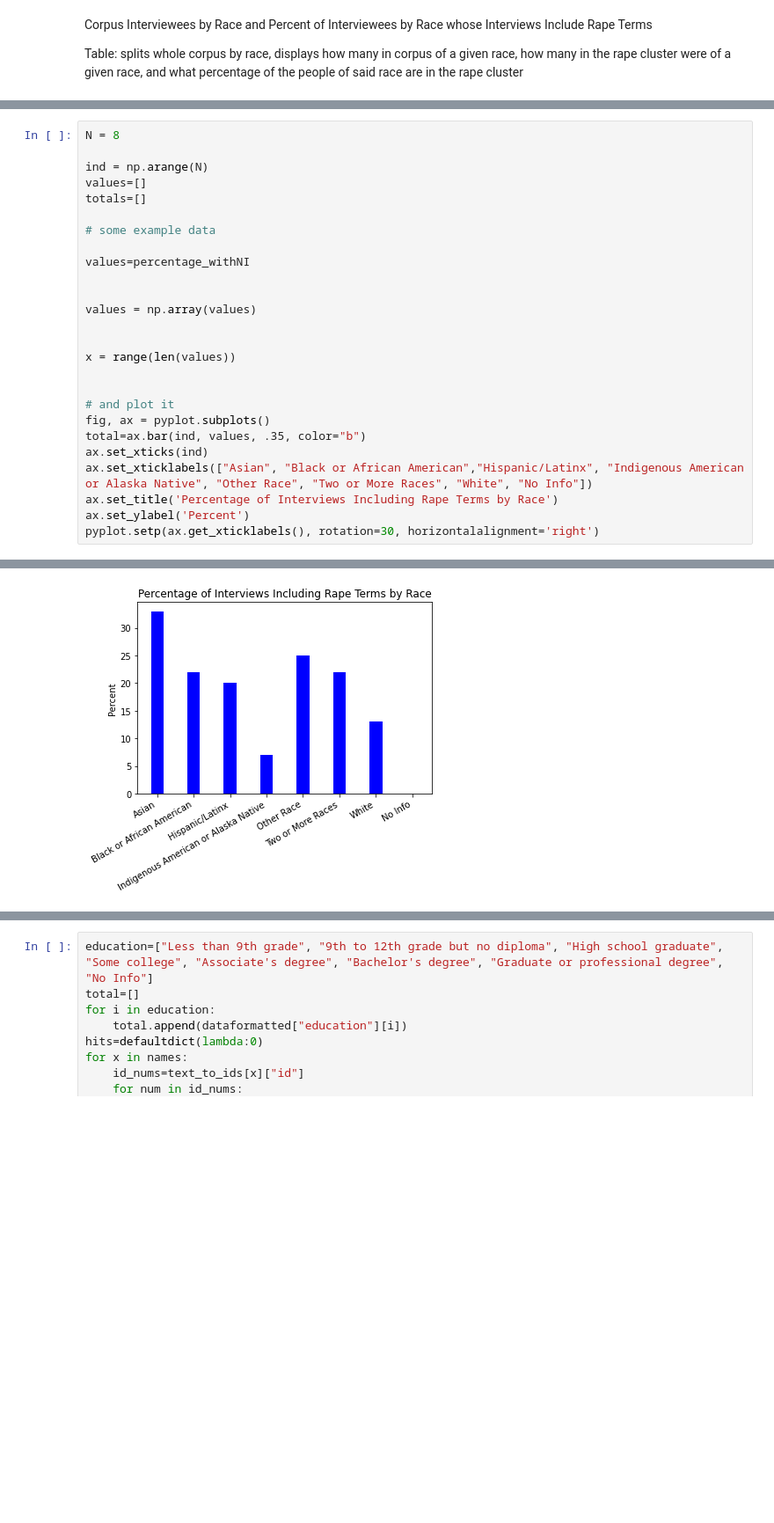
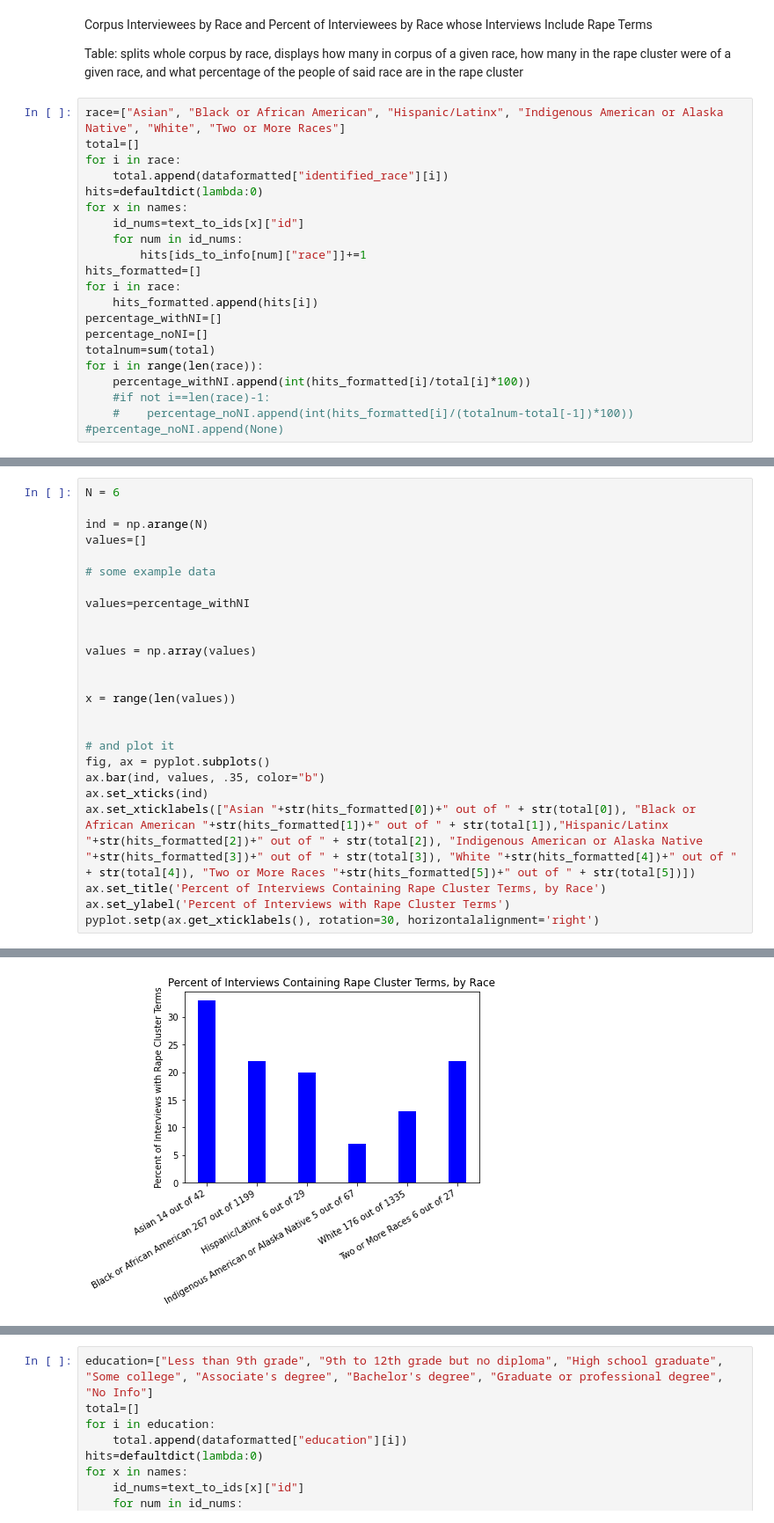
Before and after one commit to ohtap/ohtap, a Jupyter notebook: Research Question 1/RQ1 code.ipynb, the cells around one changed output, grey strips where cells are left out. Shown at 88% size. Saved outputs shown, nothing was run; the diff lists cells and outputs as text; blank space fills up the shorter version.

Commit message:
race tweaks

```diff
--- a/Research Question 1/RQ1 code.ipynb
+++ b/Research Question 1/RQ1 code.ipynb
@@ -298,3 +298,24 @@ display(df_race)
 Corpus Interviewees by Race and Percent of Interviewees by Race whose Interviews Include Rape Terms
 
 Table: splits whole corpus by race, displays how many in corpus of a given race, how many in the rape cluster were of a given race, and what percentage of the people of said race are in the rape cluster
+# %%
+race=["Asian", "Black or African American", "Hispanic/Latinx", "Indigenous American or Alaska Native", "White", "Two or More Races"]
+total=[]
+for i in race:
+    total.append(dataformatted["identified_race"][i])
+hits=defaultdict(lambda:0)
+for x in names:
+    id_nums=text_to_ids[x]["id"]
+    for num in id_nums:
+        hits[ids_to_info[num]["race"]]+=1
+hits_formatted=[]
+for i in race:
+    hits_formatted.append(hits[i])
+percentage_withNI=[]
+percentage_noNI=[]
+totalnum=sum(total)
+for i in range(len(race)):
+    percentage_withNI.append(int(hits_formatted[i]/total[i]*100))
+    #if not i==len(race)-1:
+    #    percentage_noNI.append(int(hits_formatted[i]/(totalnum-total[-1])*100))
+#percentage_noNI.append(None)
@@ -301,9 +331,8 @@ Table: splits whole corpus by race, displays how many in corpus of a given race,
 # %%
-N = 8
+N = 6
 
 ind = np.arange(N)
 values=[]
-totals=[]
 
 # some example data
 
@@ -318,10 +347,10 @@ x = range(len(values))
 
 # and plot it
 fig, ax = pyplot.subplots()
-total=ax.bar(ind, values, .35, color="b")
+ax.bar(ind, values, .35, color="b")
 ax.set_xticks(ind)
-ax.set_xticklabels(["Asian", "Black or African American","Hispanic/Latinx", "Indigenous American or Alaska Native", "Other Race", "Two or More Races", "White", "No Info"])
-ax.set_title('Percentage of Interviews Including Rape Terms by Race')
-ax.set_ylabel('Percent')
+ax.set_xticklabels(["Asian "+str(hits_formatted[0])+" out of " + str(total[0]), "Black or African American "+str(hits_formatted[1])+" out of " + str(total[1]),"Hispanic/Latinx "+str(hits_formatted[2])+" out of " + str(total[2]), "Indigenous American or Alaska Native "+str(hits_formatted[3])+" out of " + str(total[3]), "White "+str(hits_formatted[4])+" out of " + str(total[4]), "Two or More Races "+str(hits_formatted[5])+" out of " + str(total[5])])
+ax.set_title('Percent of Interviews Containing Rape Cluster Terms, by Race')
+ax.set_ylabel('Percent of Interviews with Rape Cluster Terms')
 pyplot.setp(ax.get_xticklabels(), rotation=30, horizontalalignment='right')
 # %% [output]
@@ -344 +358 @@ pyplot.setp(ax.get_xticklabels(), rotation=30, horizontalalignment='right')
-[figure, old version]
+[figure, new version]
```
Also changed, not shown: parts of 7 cells of this notebook.
